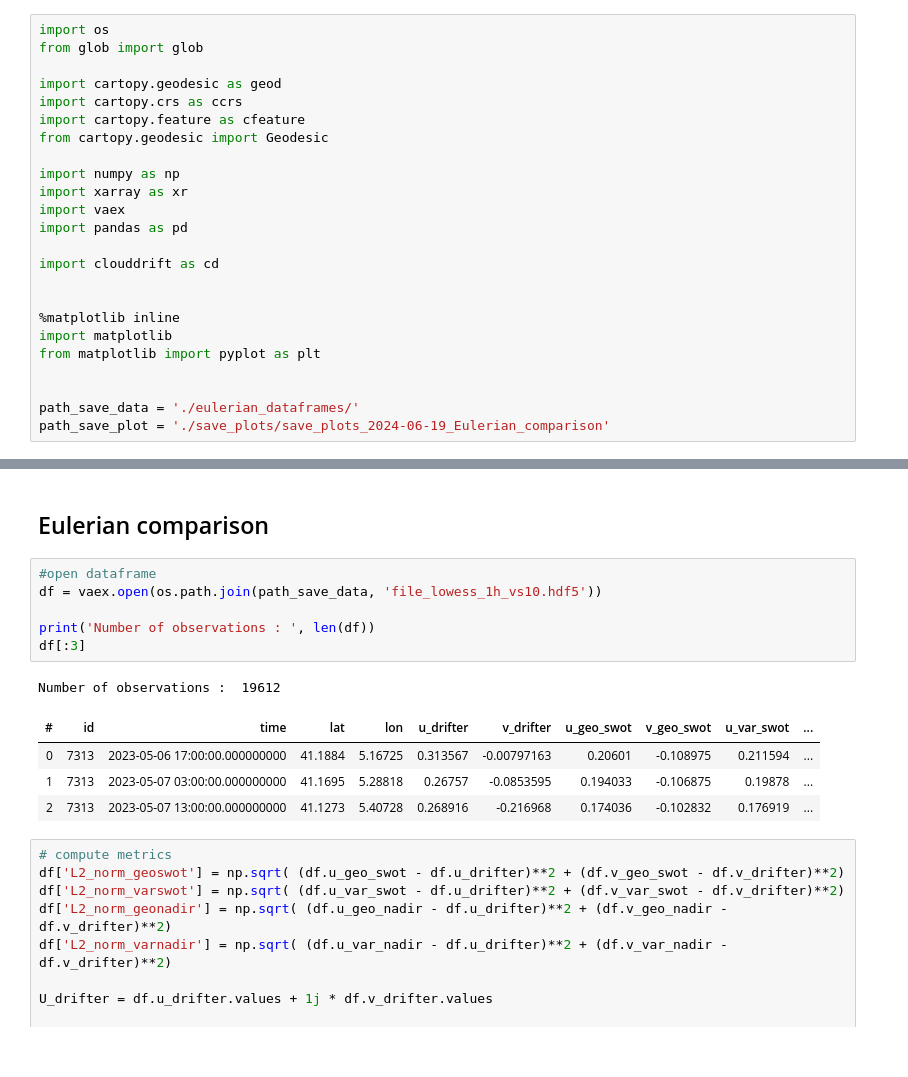
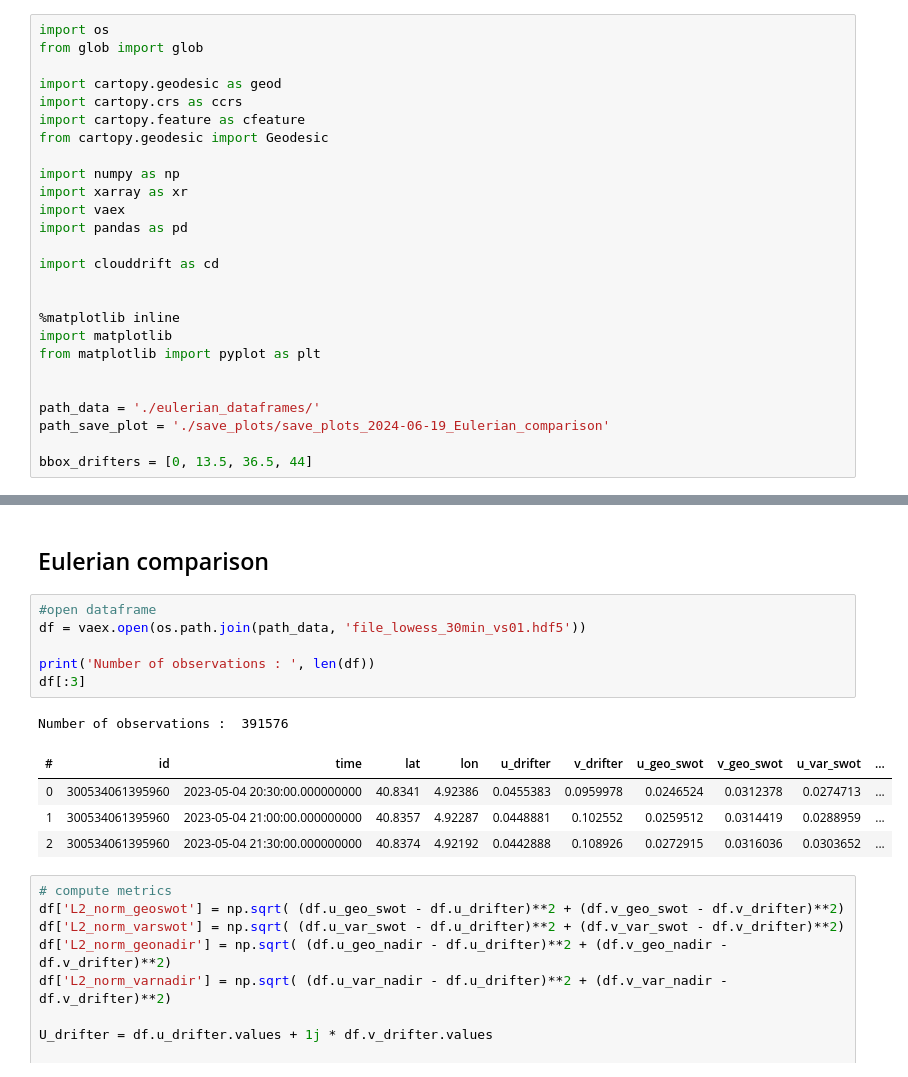
Before and after one commit to bouxdecl/MEOM_internship_2024, a Jupyter notebook: 2024-06-19_Eulerian_comparison.ipynb, the cells around one changed output, grey strips where cells are left out. Cells and saved outputs as stored; diff of their text form.

```diff
--- a/2024-06-19_Eulerian_comparison.ipynb
+++ b/2024-06-19_Eulerian_comparison.ipynb
@@ -38,8 +38,10 @@ import matplotlib
 from matplotlib import pyplot as plt
 
 
-path_save_data = './eulerian_dataframes/'
+path_data = './eulerian_dataframes/'
 path_save_plot = './save_plots/save_plots_2024-06-19_Eulerian_comparison'
+
+bbox_drifters = [0, 13.5, 36.5, 44]
 # %% [markdown]
 #### utils
 # %%
@@ -85,16 +86,16 @@ def plot2d(lon, lat, data, cmap='Oranges', center_bar=False, title= None, save_n
 ## Eulerian comparison
 # %%
 #open dataframe
-df = vaex.open(os.path.join(path_save_data, 'file_lowess_1h_vs10.hdf5'))
+df = vaex.open(os.path.join(path_data, 'file_lowess_30min_vs01.hdf5'))
 
 print('Number of observations : ', len(df))
 df[:3]
 # %% [output]
-Number of observations :  19612
+Number of observations :  391576
 | # | id | time | lat | lon | u_drifter | v_drifter | u_geo_swot | v_geo_swot | u_var_swot | ... |
-| 0 | 7313 | 2023-05-06 17:00:00.000000000 | 41.1884 | 5.16725 | 0.313567 | -0.00797163 | 0.20601 | -0.108975 | 0.211594 | ... |
-| 1 | 7313 | 2023-05-07 03:00:00.000000000 | 41.1695 | 5.28818 | 0.26757 | -0.0853595 | 0.194033 | -0.106875 | 0.19878 | ... |
-| 2 | 7313 | 2023-05-07 13:00:00.000000000 | 41.1273 | 5.40728 | 0.268916 | -0.216968 | 0.174036 | -0.102832 | 0.176919 | ... |
+| 0 | 300534061395960 | 2023-05-04 20:30:00.000000000 | 40.8341 | 4.92386 | 0.0455383 | 0.0959978 | 0.0246524 | 0.0312378 | 0.0274713 | ... |
+| 1 | 300534061395960 | 2023-05-04 21:00:00.000000000 | 40.8357 | 4.92287 | 0.0448881 | 0.102552 | 0.0259512 | 0.0314419 | 0.0288959 | ... |
+| 2 | 300534061395960 | 2023-05-04 21:30:00.000000000 | 40.8374 | 4.92192 | 0.0442888 | 0.108926 | 0.0272915 | 0.0316036 | 0.0303652 | ... |
 # %%
 # compute metrics
 df['L2_norm_geoswot'] = np.sqrt( (df.u_geo_swot - df.u_drifter)**2 + (df.v_geo_swot - df.v_drifter)**2)
```
Also changed, not shown: parts of 15 cells of this notebook, 7 other files.
